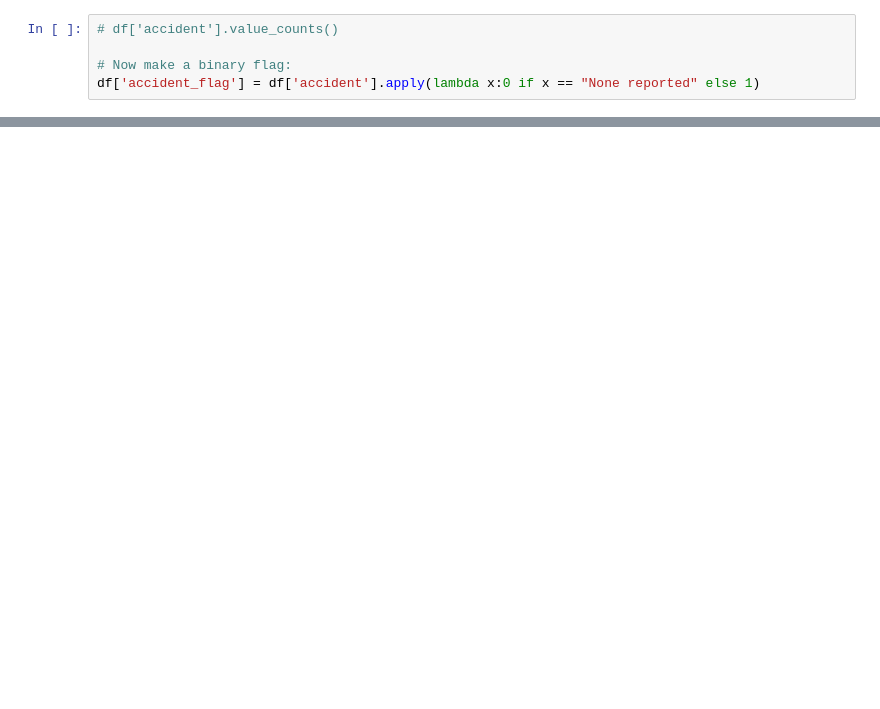
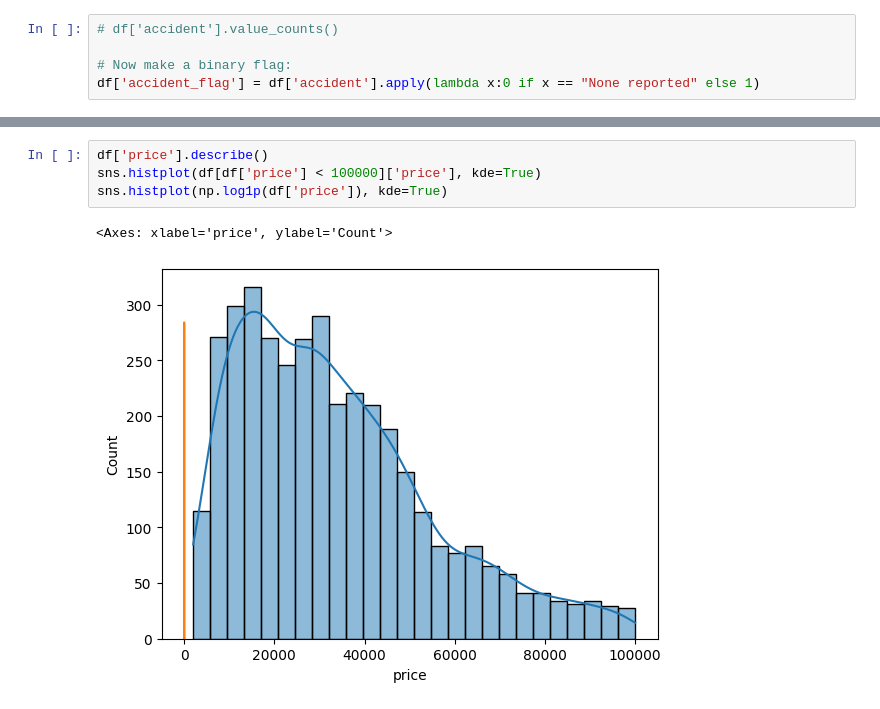
Before and after one commit to codebynishhhi/DS_ML_Projects, a Jupyter notebook: car-price-prediction/notebook/car_prediction.ipynb, the cells around one changed output, grey strips where cells are left out. Drawn from its saved outputs; the diff is of its cells as text; blank space fills up the shorter version.

```diff
--- a/car-price-prediction/notebook/car_prediction.ipynb
+++ b/car-price-prediction/notebook/car_prediction.ipynb
@@ -251,0 +349,7 @@ df['accident_flag'] = df['accident'].apply(lambda x:0 if x == "None reported" el
+# %%
+df['price'].describe()
+sns.histplot(df[df['price'] < 100000]['price'], kde=True)
+sns.histplot(np.log1p(df['price']), kde=True)
+# %% [output]
+<Axes: xlabel='price', ylabel='Count'>
+[figure, added]
```
Also changed, not shown: parts of 41 cells of this notebook.
